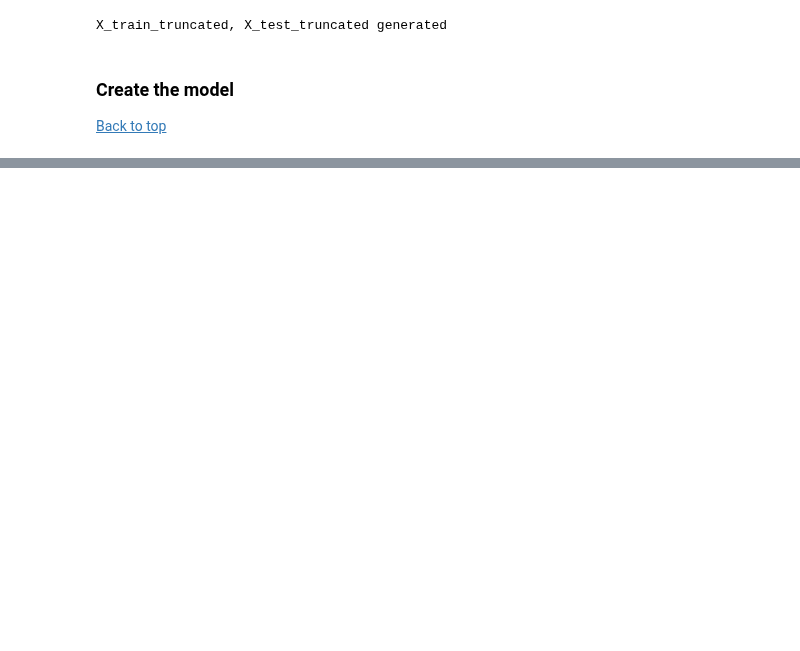
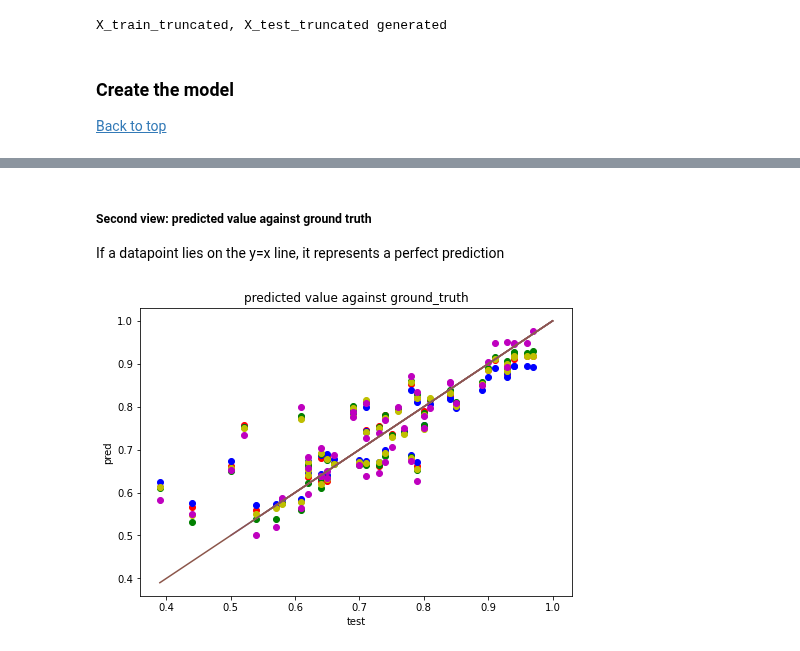
Before and after one commit to tanchuanxin/cz4042_assignment_1, a Jupyter notebook: 1b/assignment_1b_q3.ipynb, the cells around one changed output, grey strips where cells are left out. Cells and saved outputs as stored; diff of their text form; code cells hidden in the pictures; blank space fills up the shorter version.

```diff
--- a/1b/assignment_1b_q3.ipynb
+++ b/1b/assignment_1b_q3.ipynb
@@ -390,0 +567,20 @@ We continue to see dropout not working for us.
+# %% [markdown]
+##### Second view: predicted value against ground truth
+
+If a datapoint lies on the y=x line, it represents a perfect prediction
+# %%
+fig=plt.figure()
+ax=fig.add_axes([0,0,1,1])
+ax.scatter(df_scatter_y_test_pred['Y_test'], df_scatter_y_test_pred['Y_test_pred_5'], color='r')
+ax.scatter(df_scatter_y_test_pred['Y_test'], df_scatter_y_test_pred['Y_test_pred_5_dropout'], color='b')
+ax.scatter(df_scatter_y_test_pred['Y_test'], df_scatter_y_test_pred['Y_test_pred_4'], color='g')
+ax.scatter(df_scatter_y_test_pred['Y_test'], df_scatter_y_test_pred['Y_test_pred_4_dropout'], color='y')
+ax.scatter(df_scatter_y_test_pred['Y_test'], df_scatter_y_test_pred['Y_test_pred_3'], color='m')
+ax.plot(np.linspace(np.min(df_scatter_y_test_pred),1,100),np.linspace(np.min(df_scatter_y_test_pred),1,100))
+
+ax.set_title('predicted value against ground_truth')
+ax.set_xlabel('test')
+ax.set_ylabel('pred')
+plt.show()
+# %% [output]
+[figure, added]
```
Also changed, not shown: parts of 74 cells of this notebook, 12 other files.
